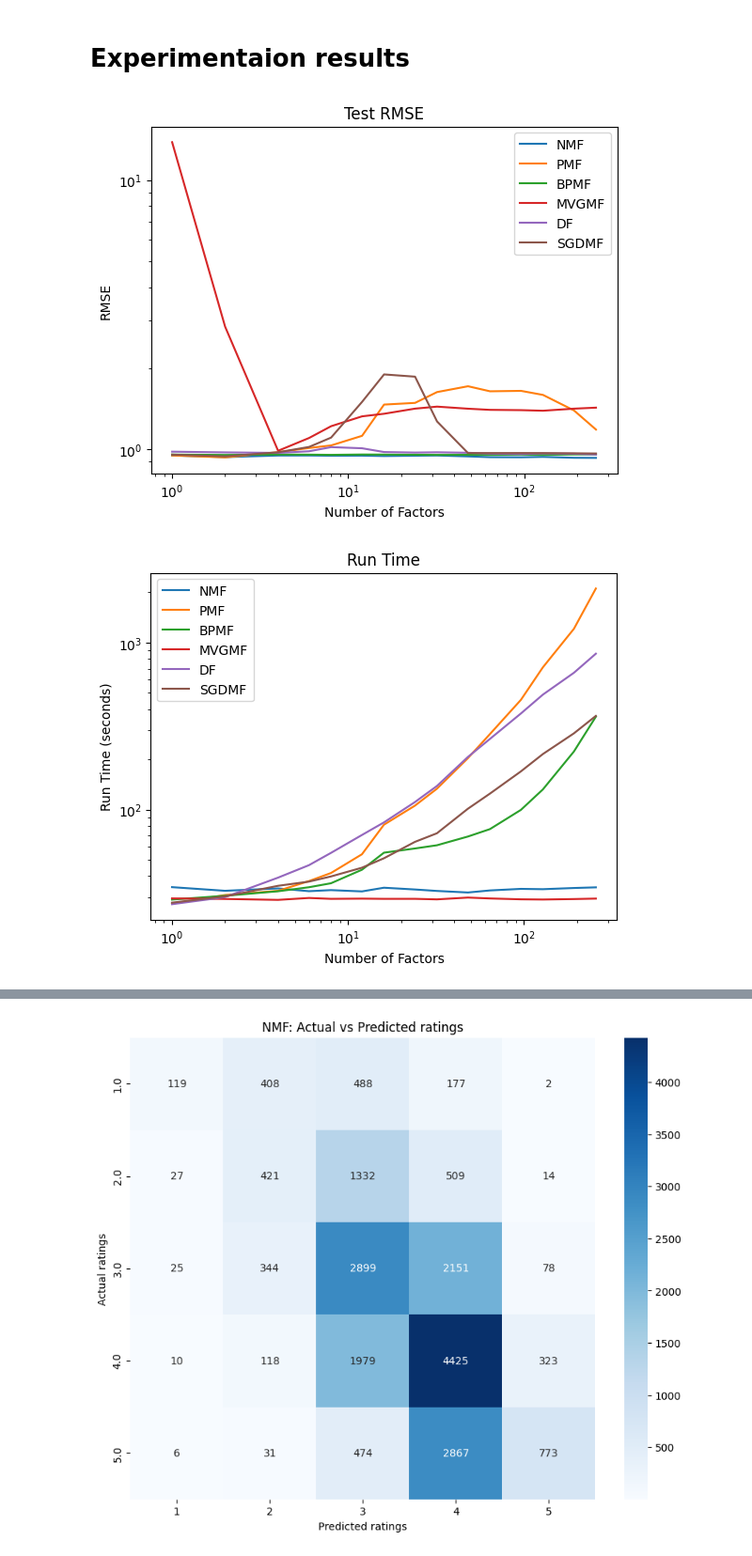
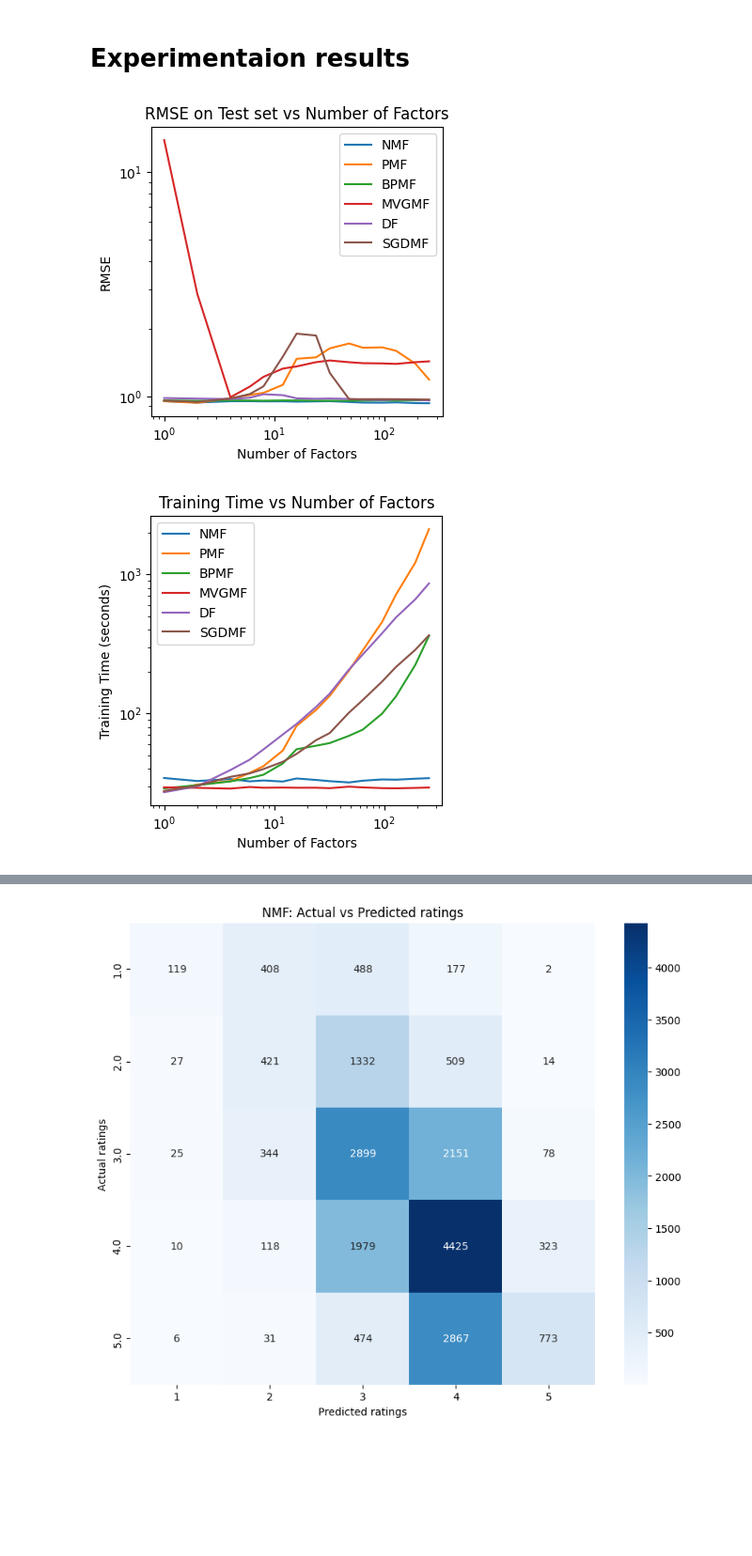
Before and after one commit to minhtuan27/master-thesis, a Jupyter notebook: Experiment/movielens100k.ipynb, the cells around one changed output, grey strips where cells are left out. Shown at 94% size. Cells and saved outputs as stored; diff of their text form; code cells hidden in the pictures; blank space fills up the shorter version.

Commit message:
Update graphs

```diff
--- a/Experiment/movielens100k.ipynb
+++ b/Experiment/movielens100k.ipynb
@@ -1063,35 +1063,39 @@ sgdmf_num_factors = pd.read_csv('Results/ML100K/SGDMF/num_factors.csv')
 sgdmf_results = pd.read_csv('Results/ML100K/SGDMF/Results.csv')
 sgdmf_predictions = pd.read_csv('Results/ML100K/SGDMF/Predictions.csv')
 # %%
+plt.figure(figsize=(4, 4))
+
 # Plot the test RMSE for each algorithm
 plt.plot(nmf_num_factors['num_factors'], nmf_num_factors['test_RMSE'], label='NMF')
 plt.plot(pmf_num_factors['num_factors'], pmf_num_factors['test_RMSE'], label='PMF')
 plt.plot(bpmf_num_factors['num_factors'], bpmf_num_factors['test_RMSE'], label='BPMF')
 plt.plot(mvgmf_num_factors['num_factors'], mvgmf_num_factors['test_RMSE'], label='MVGMF')
 plt.plot(df_num_factors['num_factors'], df_num_factors['test_RMSE'], label='DF')
 plt.plot(sgdmf_num_factors['num_factors'], sgdmf_num_factors['test_RMSE'], label='SGDMF')
 
 # Set the range of y-axis to between 0 and 1.5
 
 # Set the axes to log scale
 plt.xscale('log')
 plt.yscale('log')
 
 # Set the x-axis label and y-axis label
 plt.xlabel('Number of Factors')
 plt.ylabel('RMSE')
 
 # Set the title of the plot
-plt.title('Test RMSE')
+plt.title('RMSE on Test set vs Number of Factors')
 
 # Add a legend
 plt.legend()
 
 # Show the plot
 plt.show()
 # %% [output]
-[figure, old version]
+[figure, new version]
 # %%
+plt.figure(figsize=(4, 4))
+
 plt.loglog(nmf_num_factors['num_factors'], nmf_num_factors['time_taken'], label='NMF')
 plt.loglog(pmf_num_factors['num_factors'], pmf_num_factors['time_taken'], label='PMF')
 plt.loglog(bpmf_num_factors['num_factors'], bpmf_num_factors['time_taken'], label='BPMF')
@@ -1100,10 +1104,10 @@ plt.loglog(df_num_factors['num_factors'], df_num_factors['time_taken'], label='D
 plt.loglog(sgdmf_num_factors['num_factors'], sgdmf_num_factors['time_taken'], label='SGDMF')
 
 plt.xlabel('Number of Factors')
-plt.ylabel('Run Time (seconds)')
-plt.title('Run Time')
+plt.ylabel('Training Time (seconds)')
+plt.title('Training Time vs Number of Factors')
 plt.legend()
 plt.show()
 # %% [output]
-[figure, old version]
+[figure, new version]
 # %%
```
Also changed, not shown: parts of 2 cells of this notebook, 6 other files.
